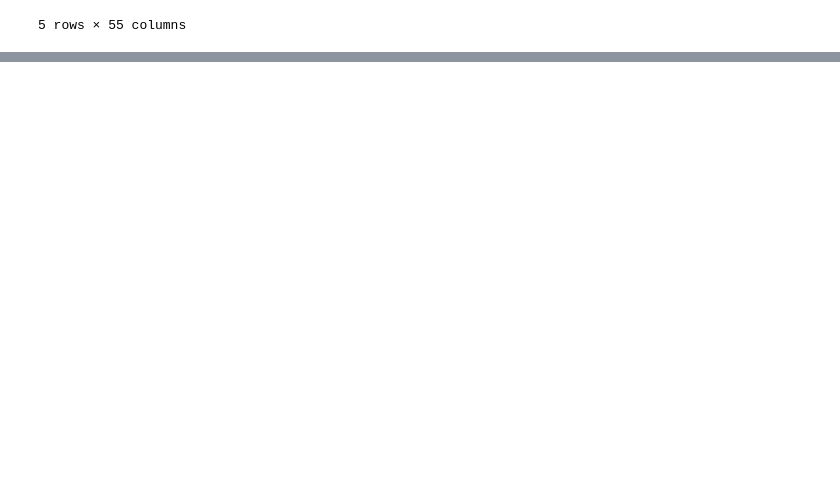
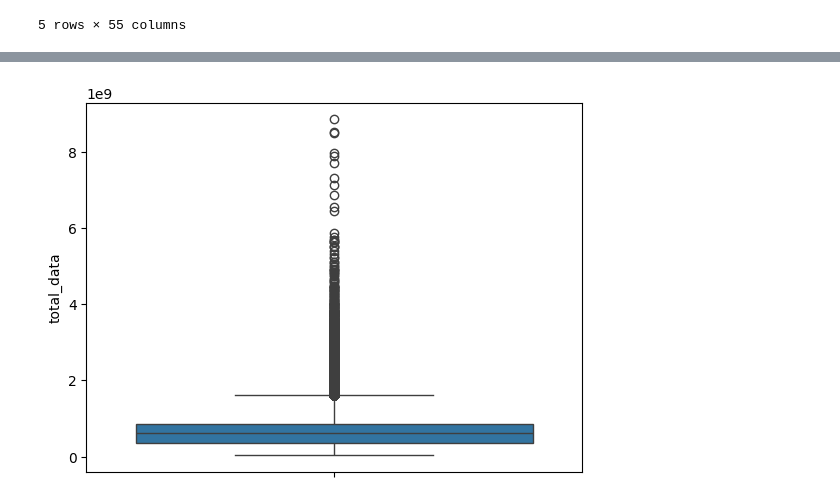
Before and after one commit to leuel-a/tellco-acquisition-analysis, a Jupyter notebook: notebooks/user_overview.ipynb, the cells around one changed output, grey strips where cells are left out. Drawn from its saved outputs; the diff is of its cells as text; code cells hidden in the pictures; blank space fills up the shorter version.

```diff
--- a/notebooks/user_overview.ipynb
+++ b/notebooks/user_overview.ipynb
@@ -153,0 +168,5 @@ df.head()
+# %%
+sns.boxplot(users_overview['total_data'])  # Boxplot to visualize outliers
+plt.show()
+# %% [output]
+[figure, added]
```
Also changed, not shown: parts of 22 cells of this notebook.
